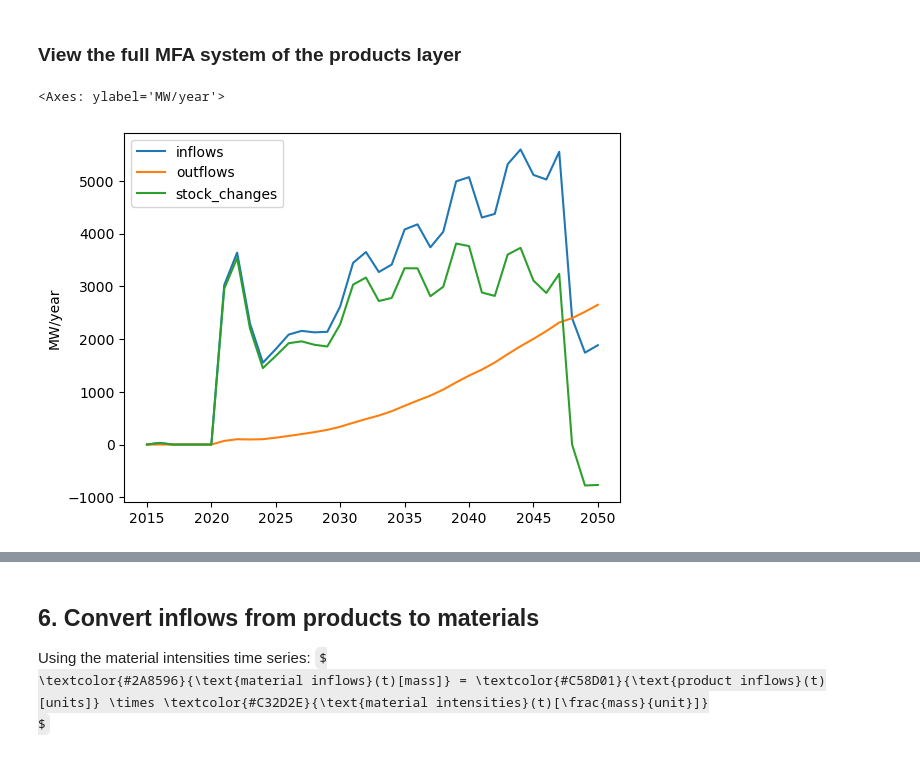
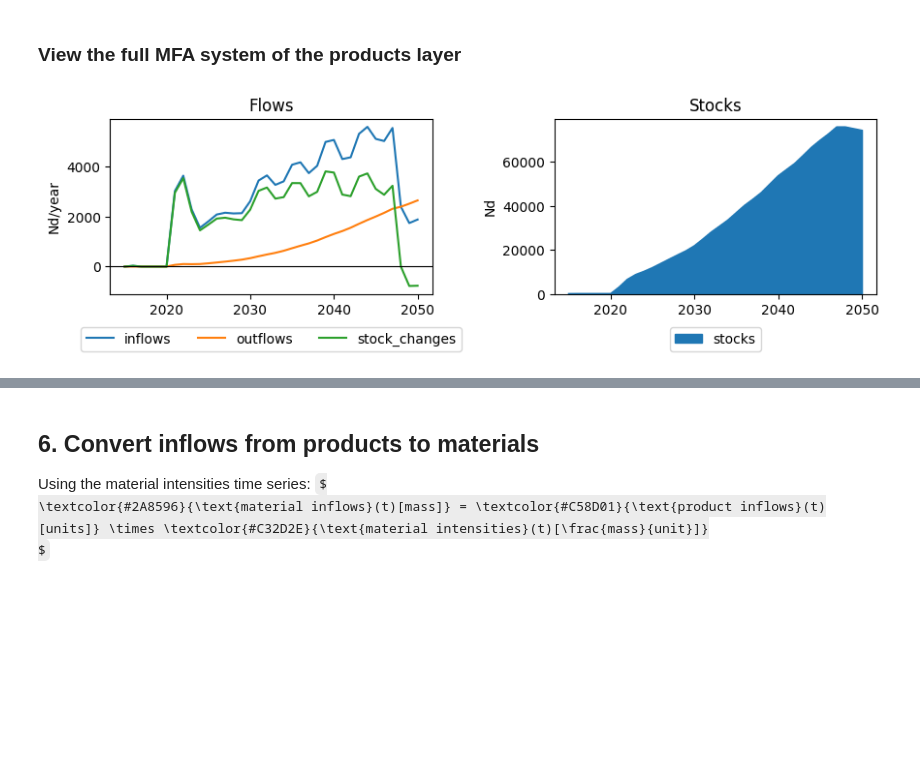
Before and after one commit to TomerFishman/RAPID-MFA, a Jupyter notebook: RAPID-MFA notebooks/09_from_products_to_materials_and_varying_material_compositions.ipynb, the cells around one changed output, grey strips where cells are left out. Drawn from its saved outputs; the diff is of its cells as text; code cells hidden in the pictures; some formulas as TeX source; blank space fills up the shorter version.

```diff
--- a/RAPID-MFA notebooks/09_from_products_to_materials_and_varying_material_compositions.ipynb
+++ b/RAPID-MFA notebooks/09_from_products_to_materials_and_varying_material_compositions.ipynb
@@ -259,7 +254,18 @@ mfa_system_products["outflows"] = mfa_system_products["inflows"] - mfa_system_pr
 # %%
 # %% View the full MFA system of the products layer
 # plot flows of products
-mfa_system_products[["inflows", "outflows", "stock_changes"]].plot(ylabel=units['flows_products'])
+
+fig, axes = plt.subplots(1, 2, figsize=(9, 3))
+
+mfa_system_products[["inflows", "outflows", "stock_changes"]].plot(
+    ax=axes[0], ylabel=units['flows_materials'], title="Flows")
+axes[0].axhline(0, color='black', linewidth=0.8)
+axes[0].legend(loc='upper center', bbox_to_anchor=(0.5, -0.15), ncol=3)
+
+(mfa_system_products["stocks"]).plot(
+    kind="area", stacked=True, ax=axes[1], ylabel=units['stocks_materials'], title="Stocks")
+axes[1].legend(loc='upper center', bbox_to_anchor=(0.5, -0.15), ncol=1)
+
+plt.tight_layout()
 # %% [output]
-<Axes: ylabel='MW/year'>
-[figure, old version]
+[figure, new version]
```
Also changed, not shown: parts of 8 cells of this notebook.
